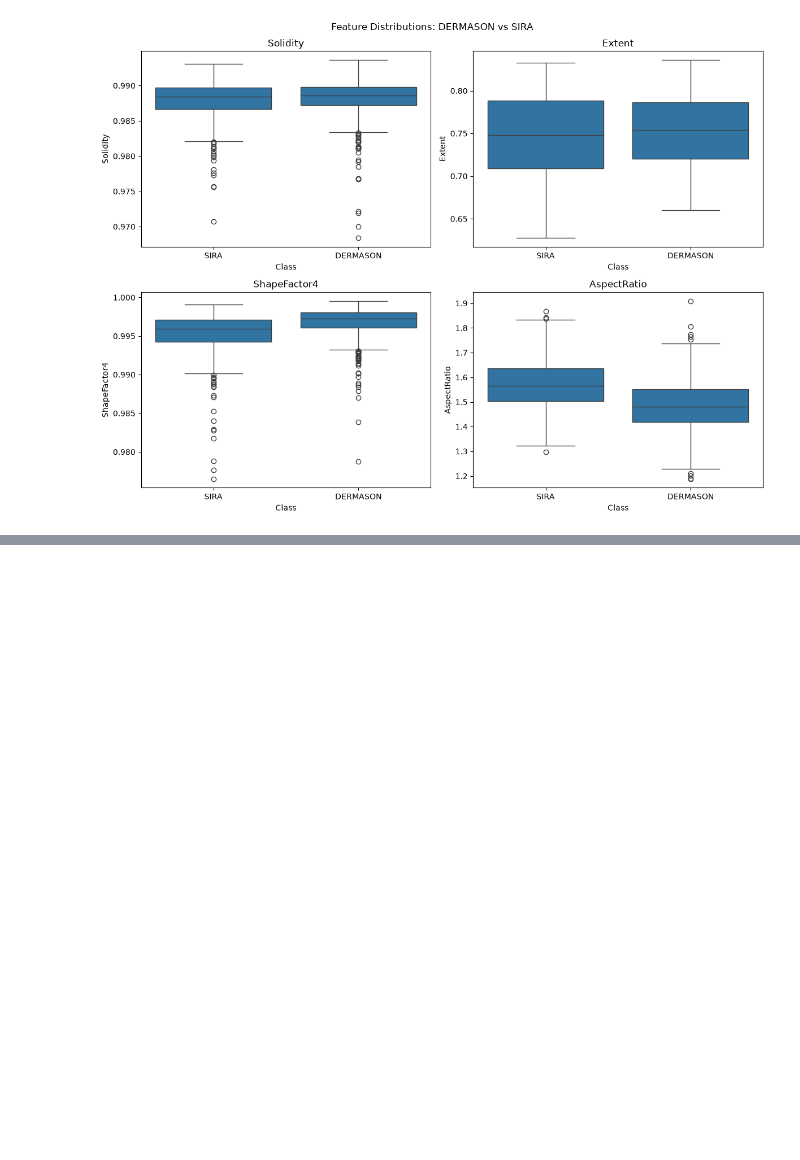
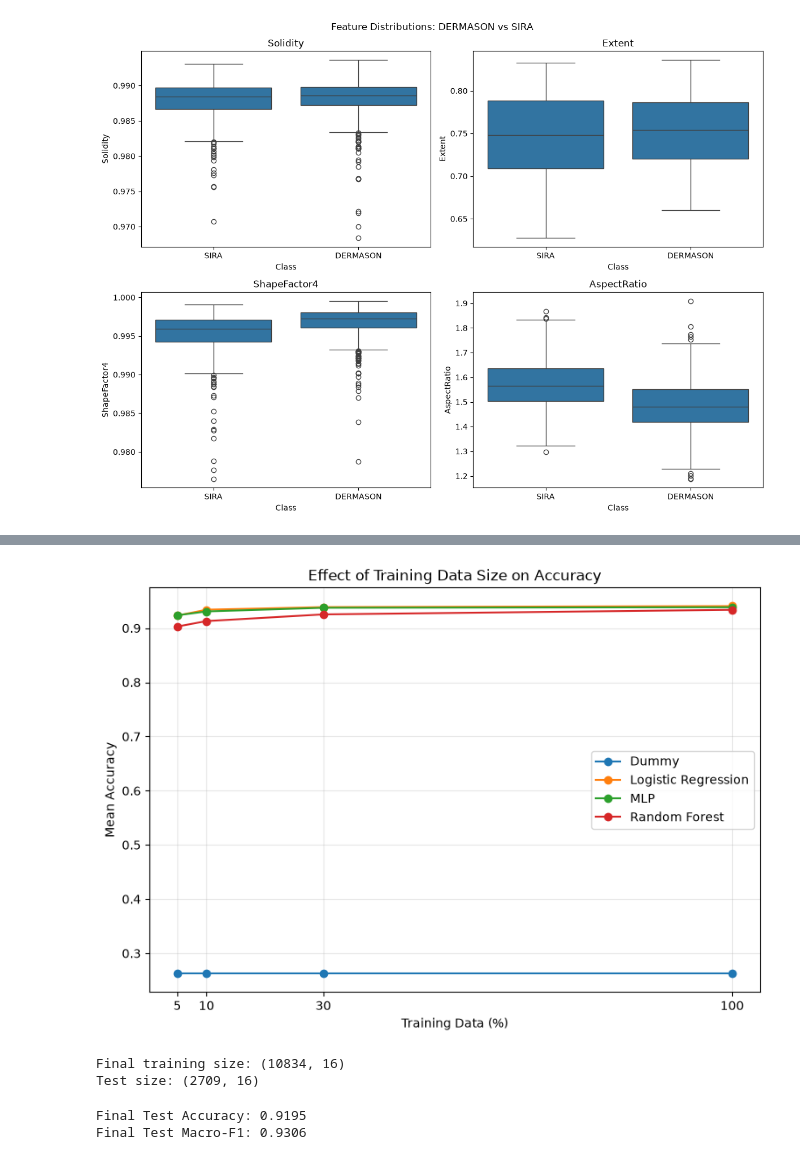
Before and after one commit to itskimheng/IAI_Lab_Intro_Assignment_1, a Jupyter notebook: main.ipynb, the cells around one changed output, grey strips where cells are left out. Cells and saved outputs as stored; diff of their text form; code cells hidden in the pictures; blank space fills up the shorter version.

```diff
--- a/main.ipynb
+++ b/main.ipynb
@@ -1047,0 +1279,44 @@ Name: count, dtype: int64
+# %%
+plt.figure(figsize=(9, 6))
+
+for model_name in summary["Model"].unique():
+
+    model_results = summary[
+        summary["Model"] == model_name
+    ].sort_values("Training %")
+
+    plt.plot(
+        model_results["Training %"],
+        model_results["Mean_Accuracy"],
+        marker="o",
+        label=model_name
+    )
+
+plt.xlabel("Training Data (%)")
+plt.ylabel("Mean Accuracy")
+plt.title("Effect of Training Data Size on Accuracy")
+
+plt.xticks([5, 10, 30, 100])
+plt.legend()
+plt.grid(alpha=0.3)
+
+plt.show()
+# %% [output]
+[figure, added]
+# %%
+# Combine original training and validation sets
+X_final_train = pd.concat(
+    [X_train, X_val],
+    axis=0
+)
+
+y_final_train = pd.concat(
+    [y_train, y_val],
+    axis=0
+)
+
+print("Final training size:", X_final_train.shape)
+print("Test size:", X_test.shape)
+# %% [output]
+Final training size: (10834, 16)
+Test size: (2709, 16)
@@ -1047,0 +1347,17 @@ Name: count, dtype: int64
+# %%
+test_accuracy = accuracy_score(
+    y_test,
+    y_test_pred
+)
+
+test_macro_f1 = f1_score(
+    y_test,
+    y_test_pred,
+    average="macro"
+)
+
+print(f"Final Test Accuracy: {test_accuracy:.4f}")
+print(f"Final Test Macro-F1: {test_macro_f1:.4f}")
+# %% [output]
+Final Test Accuracy: 0.9195
+Final Test Macro-F1: 0.9306
```
Also changed, not shown: parts of 30 cells of this notebook.
